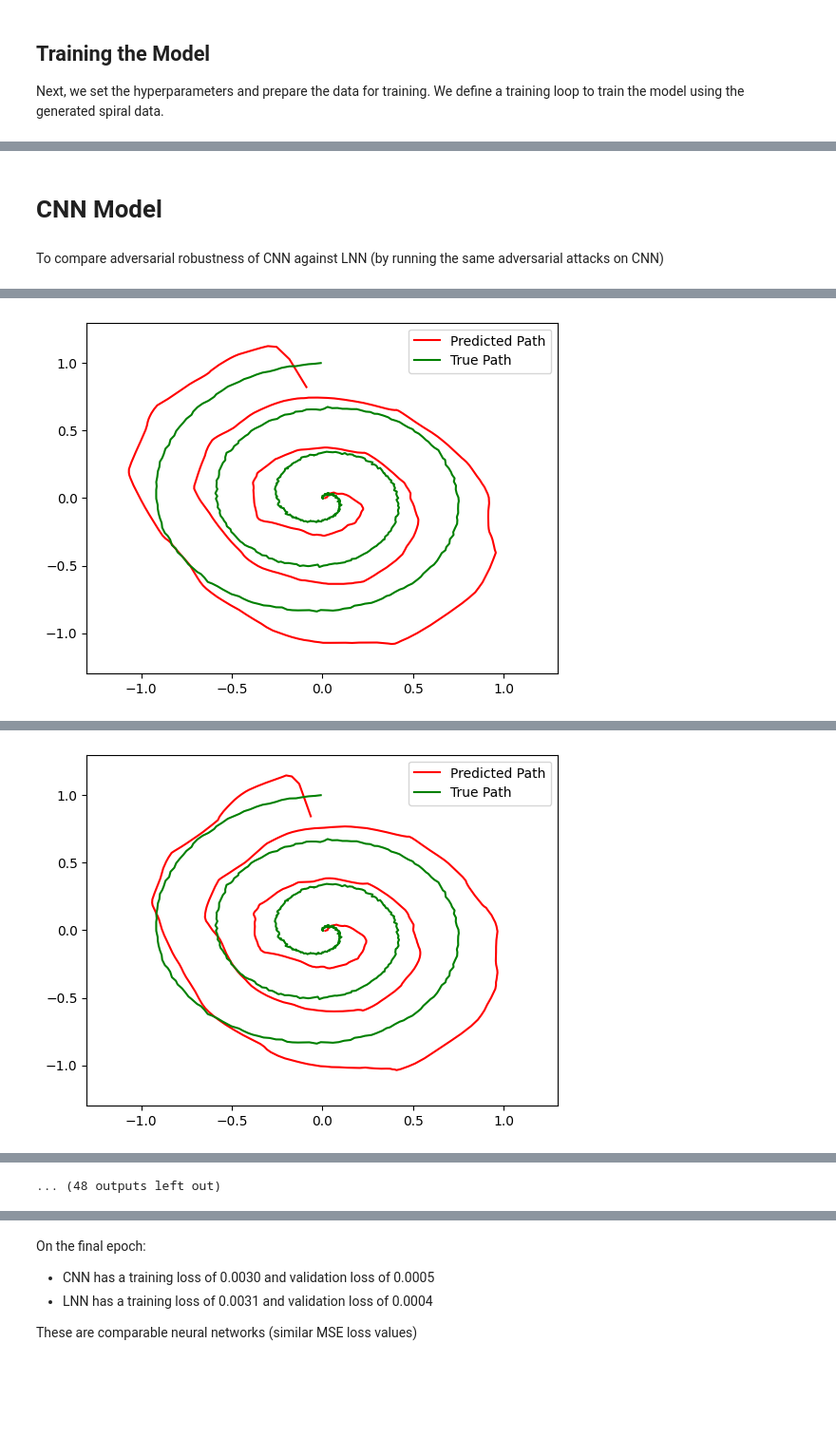
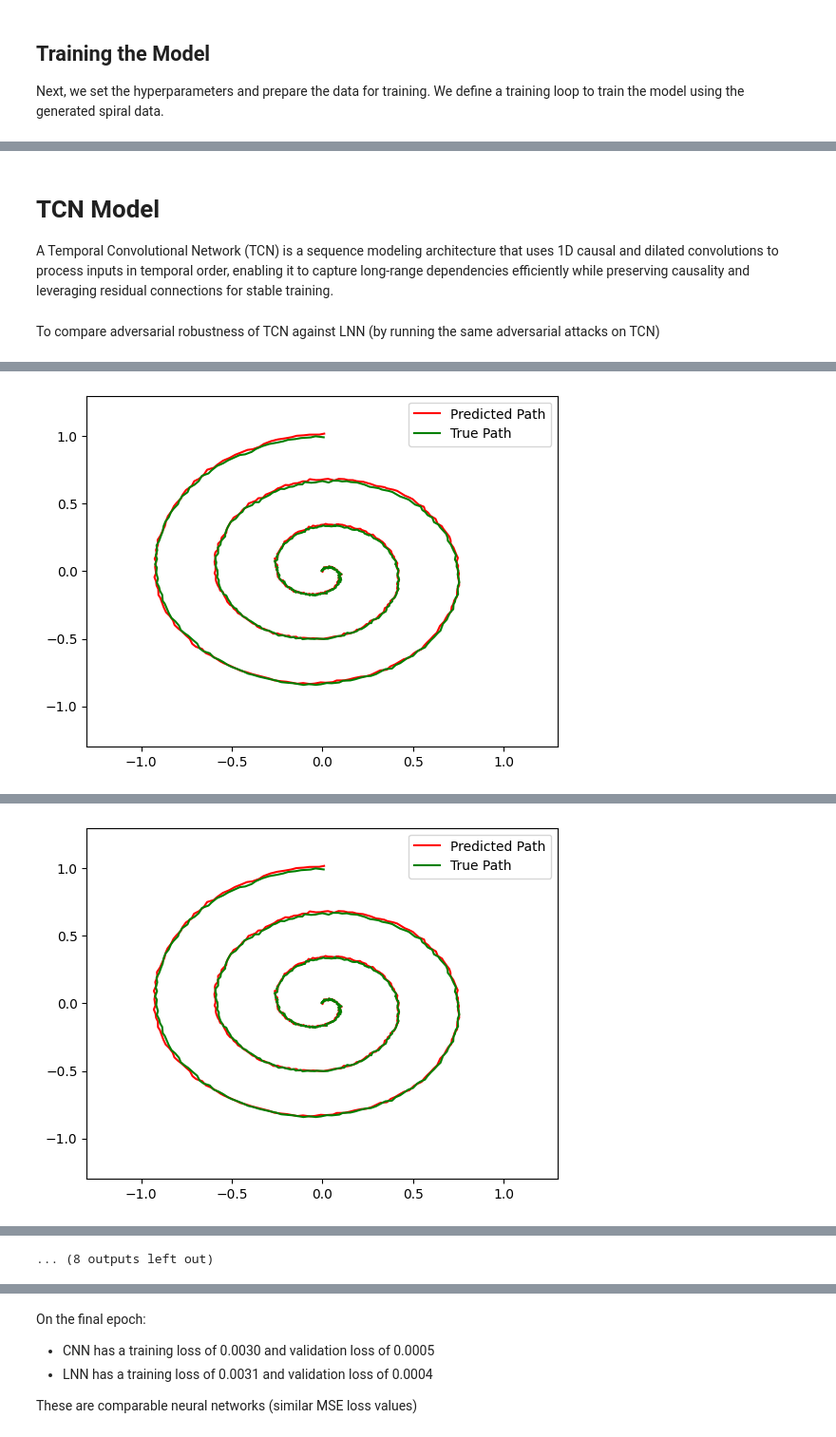
Before and after one commit to ViyanR/LTCFYP, a Jupyter notebook: LNN_LTC_Adversarial_Attacks.ipynb, the cells around one changed output, grey strips where cells are left out. Shown at 95% size. Saved outputs shown, nothing was run; the diff lists cells and outputs as text; code cells hidden in the pictures; blank space fills up the shorter version.

Commit message:
Temporal Convolutional Network baseline implemented

```diff
--- a/LNN_LTC_Adversarial_Attacks.ipynb
+++ b/LNN_LTC_Adversarial_Attacks.ipynb
@@ -398,7 +403,9 @@ torch.save(lnn_model, "lnn_model.pt")
 # Load the model
 lnn_model = torch.load("lnn_model.pt", weights_only=False)
 # %% [markdown]
-# CNN Model
+# TCN Model
+
+A Temporal Convolutional Network (TCN) is a sequence modeling architecture that uses 1D causal and dilated convolutions to process inputs in temporal order, enabling it to capture long-range dependencies efficiently while preserving causality and leveraging residual connections for stable training.
 # %% [markdown]
-To compare adversarial robustness of CNN against LNN (by running the same adversarial attacks on CNN)
+To compare adversarial robustness of TCN against LNN (by running the same adversarial attacks on TCN)
 # %%
@@ -462,28 +454,23 @@ output_dim = 2
 num_points = 500
 num_turns = 3
 learning_rate = 0.005
-num_epochs = 3000
+num_epochs = 1000
 seq_len = 3
 batch_size = 32
 
-# Generate data
-# data = generate_spiral_data(num_points, num_turns)
-
-# Normalise data (both inputs and targets)
-# data, mean, std = normalise(data)
-
-# Use normalised sample_data from before
+# Use the same normalised data from before (sample_data)
 # sample_data
 
 all_inputs = sample_data[:-1, :]
 all_targets = sample_data[1:, :]
 
-# Prepare input and target sequences
+# Denormalise targets for plotting
+all_targets_denorm, _, _ = denormalise(all_targets, mean, std)
+
 trajectory_count = max(1, len(all_inputs) - seq_len)
 train_inputs = [torch.FloatTensor(all_inputs[i:i + seq_len]) for i in range(trajectory_count)]
 train_targets = [torch.FloatTensor(all_targets[i:i + seq_len]) for i in range(trajectory_count)]
 
-# Shuffle and split
 random_train_indices = np.arange(len(train_inputs))
 np.random.shuffle(random_train_indices)
 train_split_index = int(len(random_train_indices) * 0.8)
@@ -498,20 +485,15 @@ def create_batches(data_list, batch_size):
 train_input_batches = create_batches(train_input_batches, batch_size)
 train_target_batches = create_batches(train_target_batches, batch_size)
 
-# Initialize CNN model
-cnn_model = CNN(input_dim=input_dim, hidden_channels=hidden_channels, output_dim=output_dim)
+tcn_model = TCN()
 
-# Loss and optimizer
-# criterion = nn.MSELoss()
 criterion = nn.SmoothL1Loss()
-optimizer = optim.Adam(cnn_model.parameters(), lr=learning_rate)
-
+optimizer = optim.Adam(tcn_model.parameters(), lr=learning_rate)
 scheduler = torch.optim.lr_scheduler.StepLR(optimizer, step_size=500, gamma=0.5)
-
 
 # Training loop
 for epoch in range(num_epochs):
-    cnn_model.train()
+    tcn_model.train()
     total_loss = 0
 
     for x_batch, y_batch in zip(train_input_batches, train_target_batches):
@@ -519,7 +501,7 @@ for epoch in range(num_epochs):
         y = torch.stack(y_batch)  # [batch_size, seq_len, output_dim]
 
         optimizer.zero_grad()
-        outputs = cnn_model(x)
+        outputs = tcn_model(x)
         loss = criterion(outputs, y)
         total_loss += loss.item()
         loss.backward()
@@ -528,10 +510,10 @@ for epoch in range(num_epochs):
 
     # Evaluation and plotting every 100 epochs
     if (epoch + 1) % 100 == 0:
-        cnn_model.eval()
+        tcn_model.eval()
         with torch.no_grad():
             test_input_tensor = torch.FloatTensor(all_inputs).unsqueeze(0)
-            predictions = cnn_model(test_input_tensor)
+            predictions = tcn_model(test_input_tensor)
             np_predictions = predictions.squeeze(0).numpy()
             val_loss = criterion(predictions, torch.FloatTensor(all_targets).unsqueeze(0))
 
@@ -539,7 +521,6 @@ for epoch in range(num_epochs):
 
         # Denormalise predictions and targets for plotting in original dataspace
         np_predictions_denorm, _, _ = denormalise(np_predictions, mean, std)
-        all_targets_denorm, _, _ = denormalise(all_targets, mean, std)
 
         plt.plot(np_predictions_denorm[:, 0], np_predictions_denorm[:, 1], 'r-', label='Predicted Path')
         plt.plot(all_targets_denorm[:, 0], all_targets_denorm[:, 1], 'g-', label='True Path')
@@ -552 +533 @@ Epoch [100/3000], Train Loss: 0.1380, Val Loss: 0.0333
-[figure, old version]
+[figure, new version]
@@ -554 +535 @@ Epoch [200/3000], Train Loss: 0.1086, Val Loss: 0.0287
-[figure, old version]
+[figure, new version]
@@ -563 +544 @@ Epoch [600/3000], Train Loss: 0.0866, Val Loss: 0.0271
-... (48 outputs left out)
+... (8 outputs left out)
```
Also changed, not shown: parts of 16 cells of this notebook.
